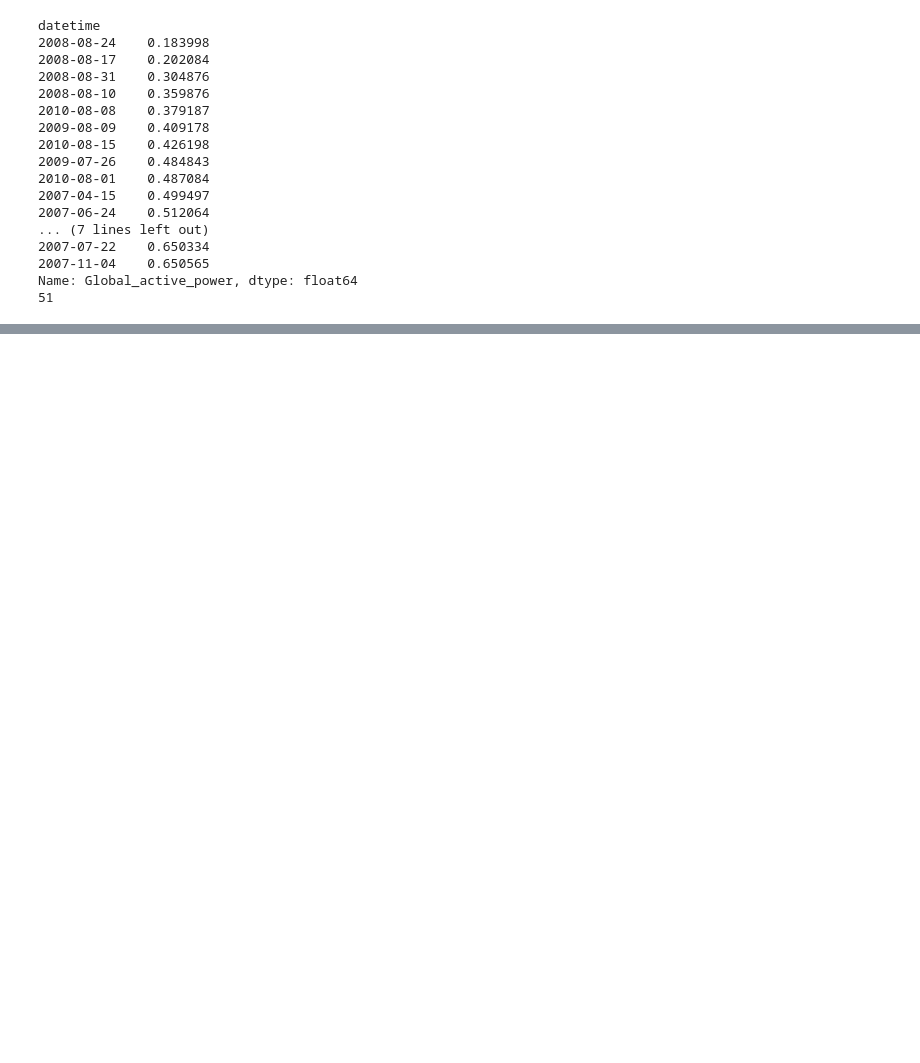
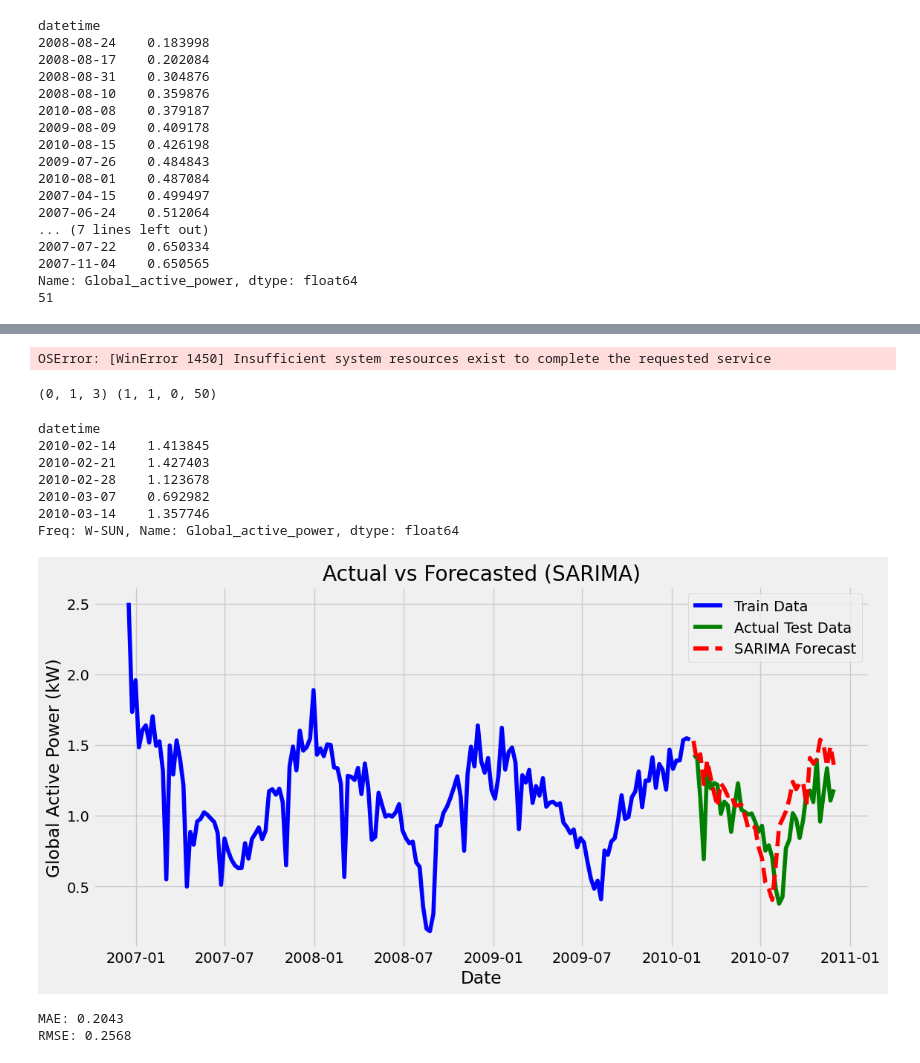
Before and after one commit to Iheb-prepa/Individual-Household-Electric-Power-Consumption, a Jupyter notebook: power_cons_forecasting.ipynb, the cells around one changed output, grey strips where cells are left out. Cells and saved outputs as stored; diff of their text form; code cells hidden in the pictures; blank space fills up the shorter version.

Commit message:
added forecast on test set

```diff
--- a/power_cons_forecasting.ipynb
+++ b/power_cons_forecasting.ipynb
@@ -558,0 +539,80 @@ forecast_df
+# %%
+# Step 1: Split Data
+train_size = int(len(df_resampled) * 0.8)  # 80% train, 20% test
+train, test = df_resampled.iloc[:train_size], df_resampled.iloc[train_size:]
+
+# Step 2: AutoSARIMA to Find Best Parameters
+auto_sarima_model = auto_arima(
+    train['Global_active_power'],
+    seasonal=True,
+    m=50,  # Adjust seasonality period if needed
+    start_p=0, max_p=5,
+    start_q=0, max_q=5,
+    start_P=0, max_P=5,
+    start_Q=0, max_Q=5,
+    d=1, D=1,
+    trace=True,
+    # suppress_warnings=True,
+    stepwise=False,
+    n_jobs=-1
+)
+
+# Extract Best Parameters
+best_order = auto_sarima_model.order
+best_seasonal_order = auto_sarima_model.seasonal_order
+print(f"Best SARIMA Order: {best_order}, Seasonal Order: {best_seasonal_order}")
+# %% [output]
+OSError: [WinError 1450] Insufficient system resources exist to complete the requested service
+# %%
+# best_order, best_seasonal_order = (1, 0, 0), (1, 1, 0, 50)   #MAE: 0.1913    RMSE: 0.2266
+# best_order, best_seasonal_order = (0, 1, 3), (1, 1, 0, 50) #MAE: 0.2043   RMSE: 0.2568
+# best_order, best_seasonal_order = (2, 1, 0), (1, 1, 0, 50)  # MAE: 0.4629  RMSE: 0.5190
+
+
+print(best_order, best_seasonal_order)
+# Step 3: Train SARIMA Model
+sarima_model = SARIMAX(
+    train['Global_active_power'],
+    order=best_order,
+    seasonal_order=best_seasonal_order
+)
+
+model_fit = sarima_model.fit()
+
+# Step 4: Forecast on Test Set
+forecast = model_fit.predict(start=len(train), end=len(train) + len(test) - 1)
+# %% [output]
+(0, 1, 3) (1, 1, 0, 50)
+# %%
+# Step 5: Plot Actual vs Forecasted Values
+print(test['Global_active_power'].head())
+plt.figure(figsize=(12, 6))
+plt.plot(train.index, train['Global_active_power'], label='Train Data', color='blue')
+plt.plot(test.index, test['Global_active_power'], label='Actual Test Data', color='green')
+plt.plot(test.index, forecast, label='SARIMA Forecast', color='red', linestyle='dashed')
+plt.xlabel('Date')
+plt.ylabel('Global Active Power (kW)')
+plt.title('Actual vs Forecasted (SARIMA)')
+plt.legend()
+plt.show()
+# %% [output]
+datetime
+2010-02-14    1.413845
+2010-02-21    1.427403
+2010-02-28    1.123678
+2010-03-07    0.692982
+2010-03-14    1.357746
+Freq: W-SUN, Name: Global_active_power, dtype: float64
+[figure, added]
+# %%
+from sklearn.metrics import mean_absolute_error, mean_squared_error
+
+# Step 6: Evaluate Performance
+mae = mean_absolute_error(test['Global_active_power'], forecast)
+rmse = np.sqrt(mean_squared_error(test['Global_active_power'], forecast))
+
+print(f"MAE: {mae:.4f}")
+print(f"RMSE: {rmse:.4f}")
+# %% [output]
+MAE: 0.2043
+RMSE: 0.2568
```
Also changed, not shown: parts of 10 cells of this notebook.
